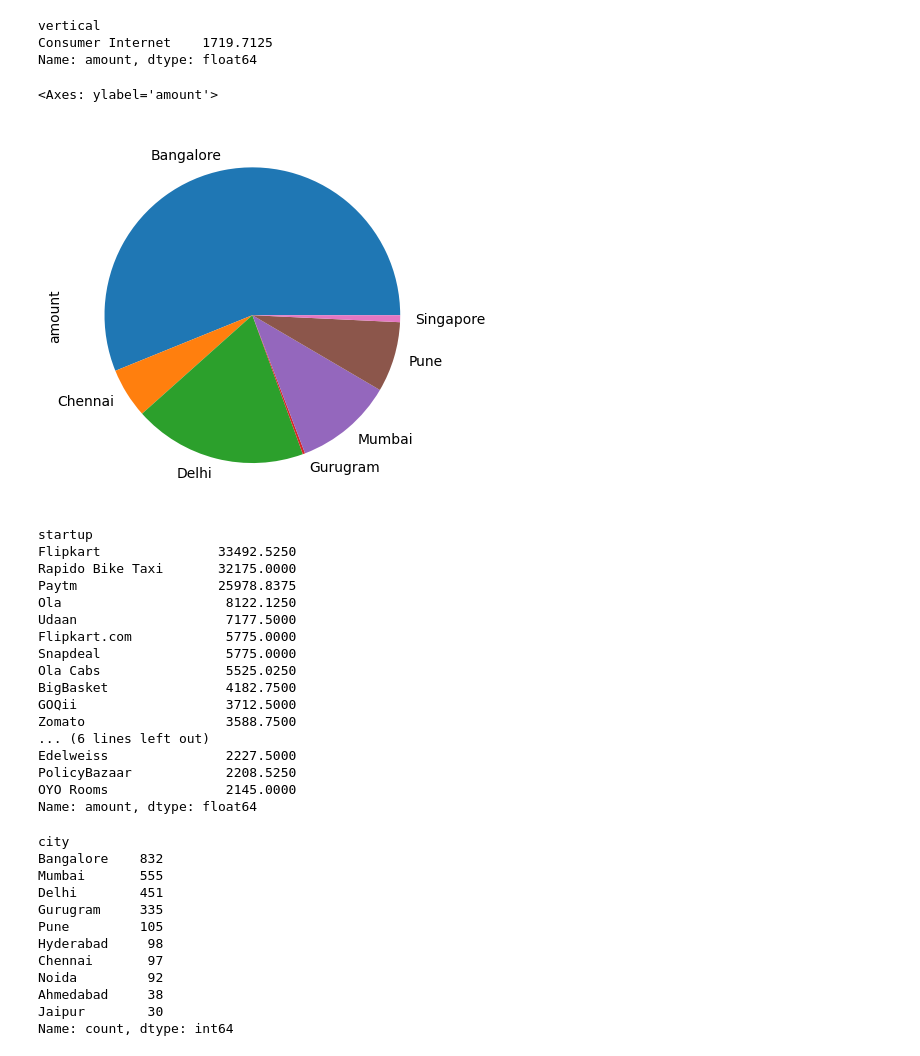
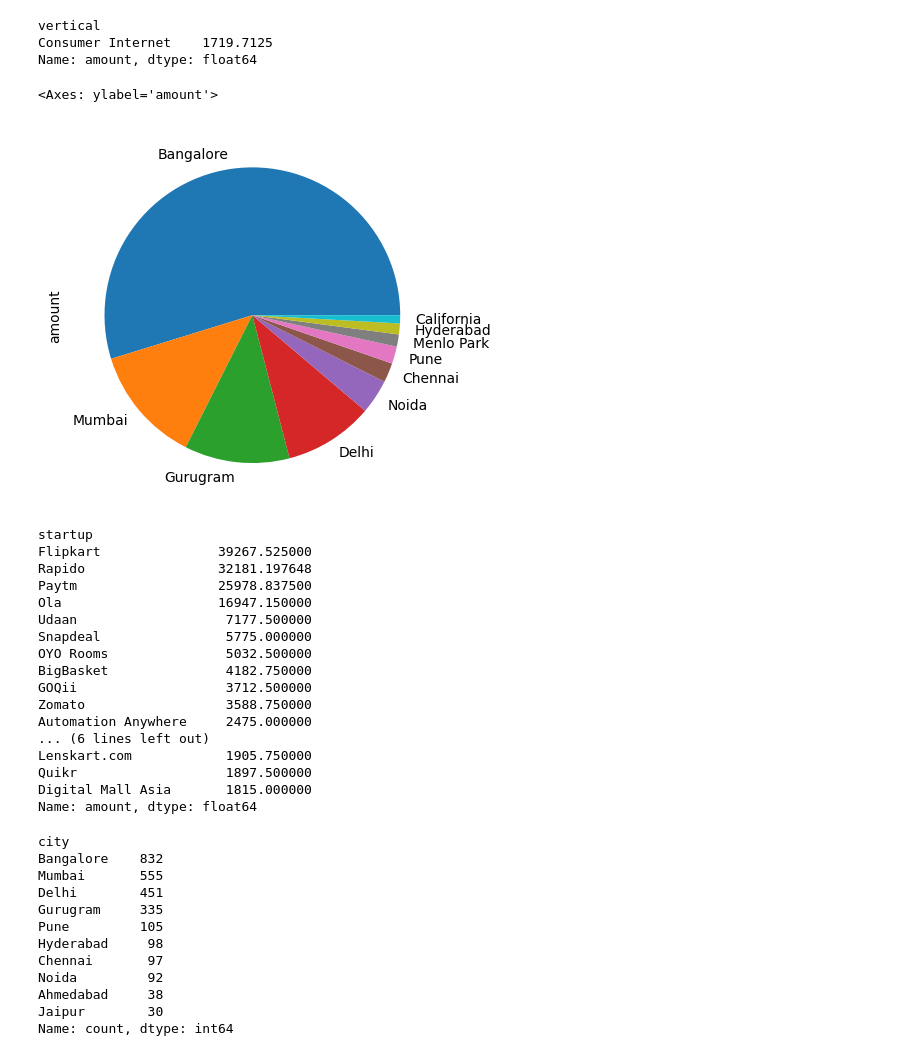
Before and after one commit to nikunj-debug/Streamlit_Startup_Analysis, a Jupyter notebook: Untitled.ipynb, the cells around one changed output. Drawn from its saved outputs; the diff is of its cells as text; code cells hidden in the pictures.

```diff
--- a/Untitled.ipynb
+++ b/Untitled.ipynb
@@ -2,9 +2,9 @@
 import pandas as pd
 # %%
 startup=pd.read_csv('startup_cleaned.csv')
-startup['city'].replace({'Bengaluru':'Bangalore'},inplace=True)
-startup['city'].replace({'New Delhi':'Delhi',},inplace=True)
-startup['city'].replace({'Gurgaon':'Gurugram'},inplace=True)
+startup['city'] = startup['city'].replace({'Bengaluru': 'Bangalore', 'Gurgaon': 'Gurugram', 'New Delhi': 'Delhi'})
 startup['date'] = pd.to_datetime(startup['date'],errors='coerce')
 startup['month'] = startup['date'].dt.month
 startup['year'] = startup['date'].dt.year
+startup['startup']=startup['startup'].replace({'Flipkart.com':'Flipkart','Ola Cabs':'Ola','Olacabs':'Ola','Rapido Bike Taxi':'Rapido','Oyo Rooms':'OYO Rooms'})
+startup['investors']=startup['investors'].replace({'SoftBank Group':'Softbank'})
@@ -57,29 +65,29 @@ vertical
 Consumer Internet    1719.7125
 Name: amount, dtype: float64
 # %%
-df.groupby('city')['amount'].sum().plot(kind='pie')
+startup.groupby('city')['amount'].sum().sort_values(ascending=False).head(10).plot(kind='pie')
 # %% [output]
 <Axes: ylabel='amount'>
-[figure, old version]
+[figure, new version]
 # %%
 startup.groupby('startup')['amount'].sum().sort_values(ascending = False).head(20)
 # %% [output]
 startup
-Flipkart               33492.5250
-Rapido Bike Taxi       32175.0000
-Paytm                  25978.8375
-Ola                     8122.1250
-Udaan                   7177.5000
-Flipkart.com            5775.0000
-Snapdeal                5775.0000
-Ola Cabs                5525.0250
-BigBasket               4182.7500
-GOQii                   3712.5000
-Zomato                  3588.7500
+Flipkart               39267.525000
+Rapido                 32181.197648
+Paytm                  25978.837500
+Ola                    16947.150000
+Udaan                   7177.500000
+Snapdeal                5775.000000
+OYO Rooms               5032.500000
+BigBasket               4182.750000
+GOQii                   3712.500000
+Zomato                  3588.750000
+Automation Anywhere     2475.000000
 ... (6 lines left out)
-Edelweiss               2227.5000
-PolicyBazaar            2208.5250
-OYO Rooms               2145.0000
+Lenskart.com            1905.750000
+Quikr                   1897.500000
+Digital Mall Asia       1815.000000
 Name: amount, dtype: float64
 # %%
 
```
Also changed, not shown: parts of 13 cells of this notebook.
